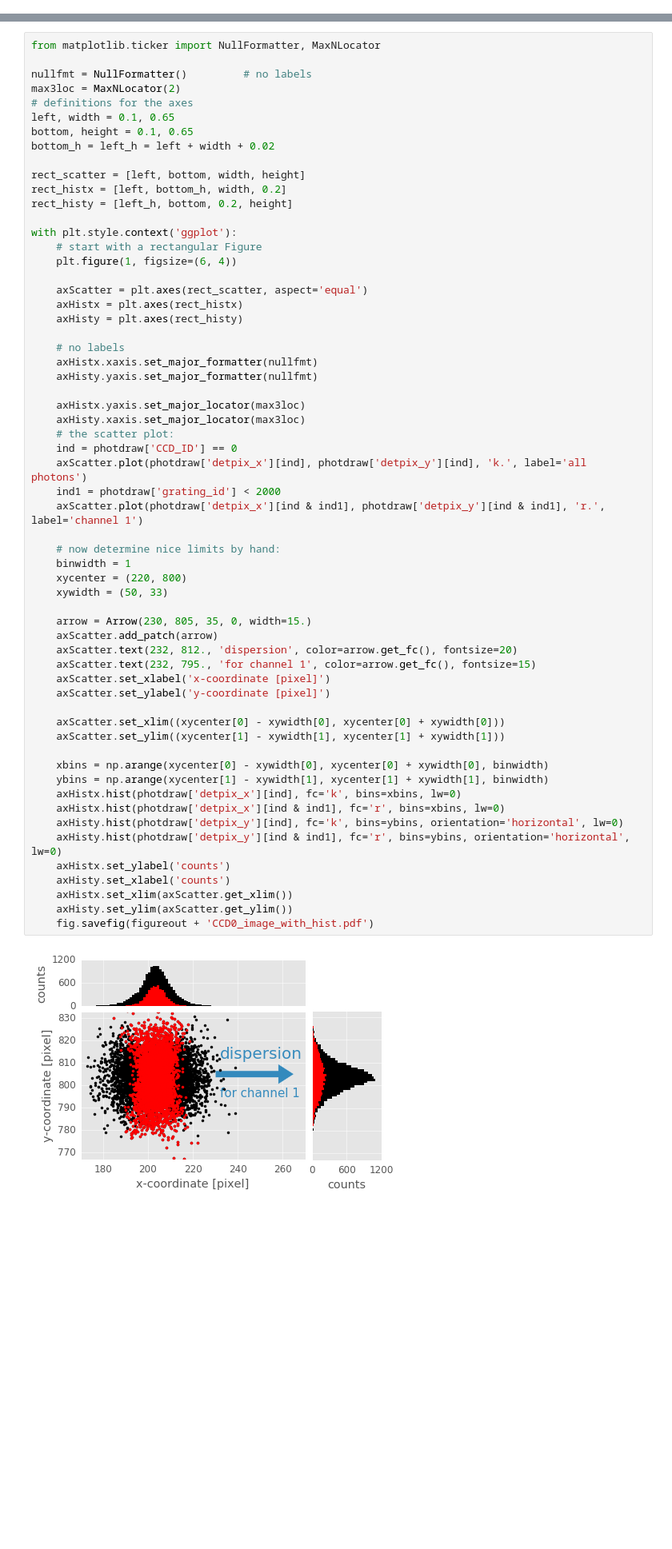
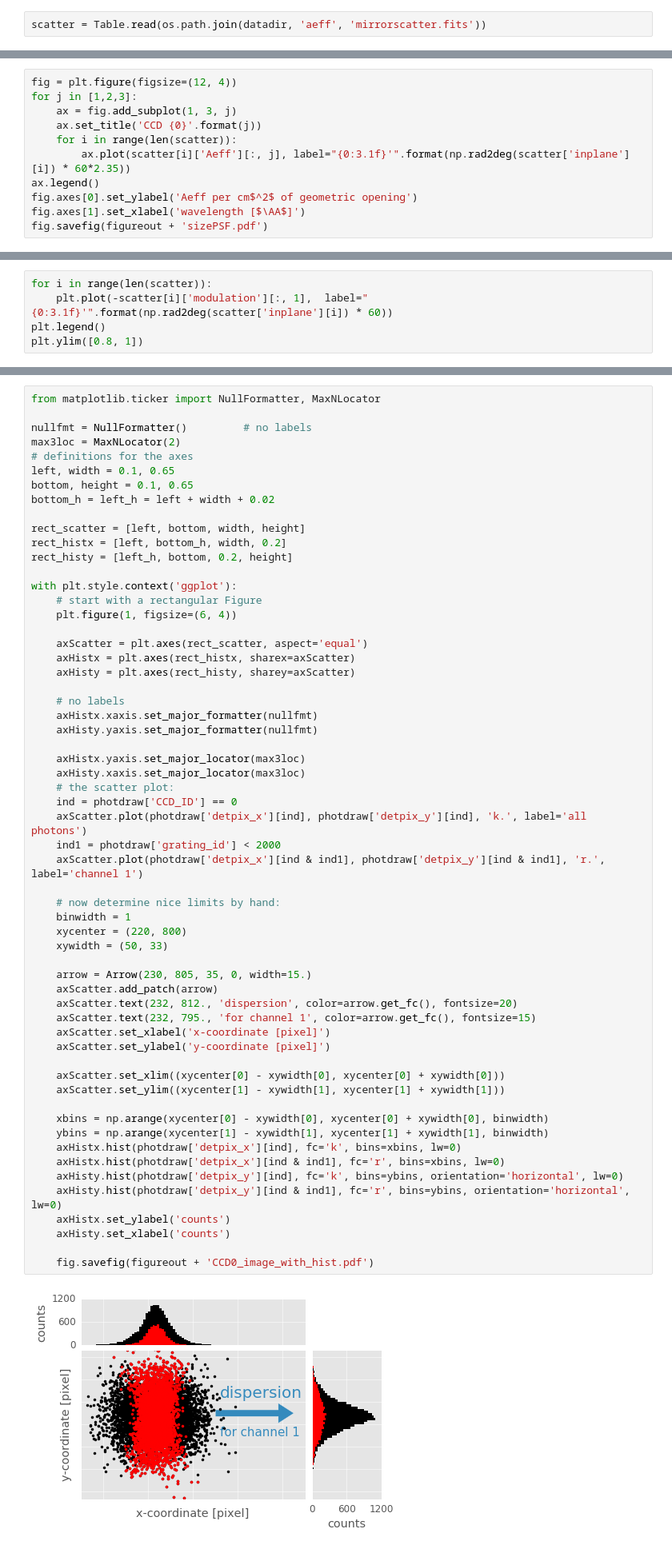
Before and after one commit to X-raypol/ray-trace, a Jupyter notebook: notebooks/REDSoXAeff.ipynb, the cells around one changed output, grey strips where cells are left out. Shown at 80% size. Saved outputs shown, nothing was run; the diff lists cells and outputs as text; blank space fills up the shorter version.

```diff
--- a/notebooks/REDSoXAeff.ipynb
+++ b/notebooks/REDSoXAeff.ipynb
@@ -207,3 +207,5 @@ ax.legend()
 # %% [output]
 <matplotlib.legend.Legend at 0x...>
 [figure]
+# %%
+scatter = Table.read(os.path.join(datadir, 'aeff', 'mirrorscatter.fits'))
@@ -209,0 +225,11 @@ ax.legend()
+# %%
+fig = plt.figure(figsize=(12, 4))
+for j in [1,2,3]:
+    ax = fig.add_subplot(1, 3, j)
+    ax.set_title('CCD {0}'.format(j))
+    for i in range(len(scatter)):
+        ax.plot(scatter[i]['Aeff'][:, j], label="{0:3.1f}'".format(np.rad2deg(scatter['inplane'][i]) * 60*2.35))
+ax.legend()
+fig.axes[0].set_ylabel('Aeff per cm$^2$ of geometric opening')
+fig.axes[1].set_xlabel('wavelength [$\AA$]')
+fig.savefig(figureout + 'sizePSF.pdf')
@@ -209,0 +238,5 @@ ax.legend()
+# %%
+for i in range(len(scatter)):
+    plt.plot(-scatter[i]['modulation'][:, 1],  label="{0:3.1f}'".format(np.rad2deg(scatter['inplane'][i]) * 60))
+plt.legend()
+plt.ylim([0.8, 1])
@@ -299,8 +335,8 @@ with plt.style.context('ggplot'):
     plt.figure(1, figsize=(6, 4))
 
     axScatter = plt.axes(rect_scatter, aspect='equal')
-    axHistx = plt.axes(rect_histx)
-    axHisty = plt.axes(rect_histy)
+    axHistx = plt.axes(rect_histx, sharex=axScatter)
+    axHisty = plt.axes(rect_histy, sharey=axScatter)
 
     # no labels
     axHistx.xaxis.set_major_formatter(nullfmt)
@@ -312,36 +348,35 @@ with plt.style.context('ggplot'):
     ind = photdraw['CCD_ID'] == 0
     axScatter.plot(photdraw['detpix_x'][ind], photdraw['detpix_y'][ind], 'k.', label='all photons')
     ind1 = photdraw['grating_id'] < 2000
     axScatter.plot(photdraw['detpix_x'][ind & ind1], photdraw['detpix_y'][ind & ind1], 'r.', label='channel 1')
 
     # now determine nice limits by hand:
     binwidth = 1
     xycenter = (220, 800)
     xywidth = (50, 33)
 
     arrow = Arrow(230, 805, 35, 0, width=15.)
     axScatter.add_patch(arrow)
     axScatter.text(232, 812., 'dispersion', color=arrow.get_fc(), fontsize=20)
     axScatter.text(232, 795., 'for channel 1', color=arrow.get_fc(), fontsize=15)
     axScatter.set_xlabel('x-coordinate [pixel]')
     axScatter.set_ylabel('y-coordinate [pixel]')
 
     axScatter.set_xlim((xycenter[0] - xywidth[0], xycenter[0] + xywidth[0]))
     axScatter.set_ylim((xycenter[1] - xywidth[1], xycenter[1] + xywidth[1]))
 
     xbins = np.arange(xycenter[0] - xywidth[0], xycenter[0] + xywidth[0], binwidth)
     ybins = np.arange(xycenter[1] - xywidth[1], xycenter[1] + xywidth[1], binwidth)
     axHistx.hist(photdraw['detpix_x'][ind], fc='k', bins=xbins, lw=0)
     axHistx.hist(photdraw['detpix_x'][ind & ind1], fc='r', bins=xbins, lw=0)
     axHisty.hist(photdraw['detpix_y'][ind], fc='k', bins=ybins, orientation='horizontal', lw=0)
     axHisty.hist(photdraw['detpix_y'][ind & ind1], fc='r', bins=ybins, orientation='horizontal', lw=0)
     axHistx.set_ylabel('counts')
     axHisty.set_xlabel('counts')
-    axHistx.set_xlim(axScatter.get_xlim())
-    axHisty.set_ylim(axScatter.get_ylim())
+
     fig.savefig(figureout + 'CCD0_image_with_hist.pdf')
 # %% [output]
-[figure, old version]
+[figure, new version]
 # %%
 figureout
 # %% [output]
```
Also changed, not shown: parts of 21 cells of this notebook.
